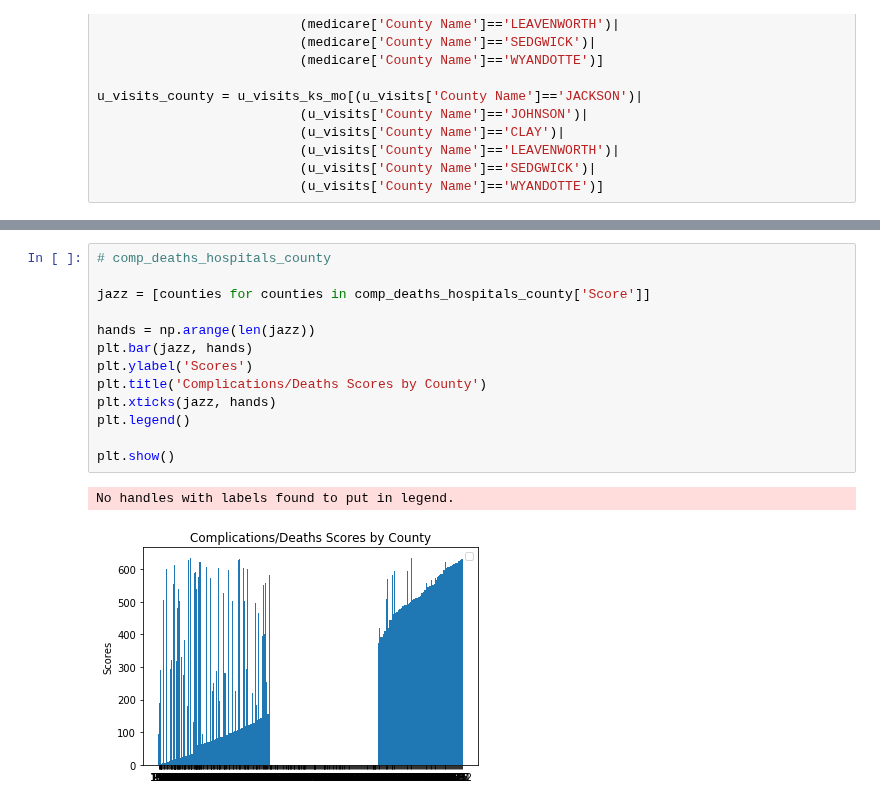
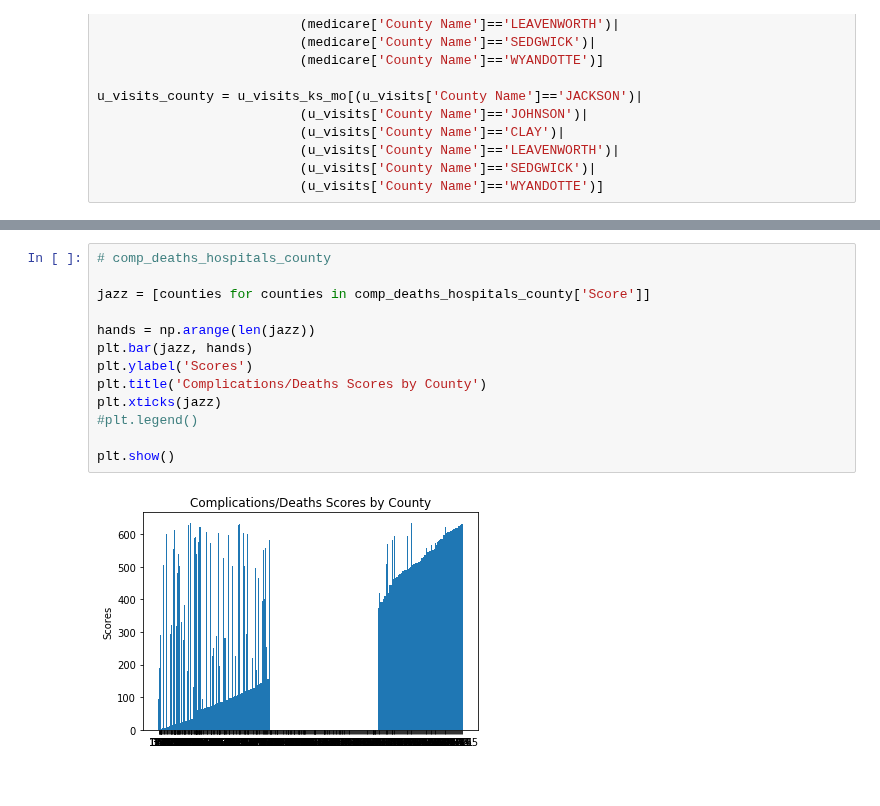
Before and after one commit to TedMur/SnakeBait, a Jupyter notebook: Data/Jazzy Bars.ipynb, the cells around one changed output, grey strips where cells are left out. Saved outputs shown, nothing was run; the diff lists cells and outputs as text.

Commit message:
jazzy bars jazz

```diff
--- a/Data/Jazzy Bars.ipynb
+++ b/Data/Jazzy Bars.ipynb
@@ -112,16 +195,15 @@ No handles with labels found to put in legend.
 # %%
 # comp_deaths_hospitals_county
 
 jazz = [counties for counties in comp_deaths_hospitals_county['Score']]
 
 hands = np.arange(len(jazz))
 plt.bar(jazz, hands)
 plt.ylabel('Scores')
 plt.title('Complications/Deaths Scores by County')
-plt.xticks(jazz, hands)
-plt.legend()
+plt.xticks(jazz)
+#plt.legend()
 
 plt.show()
 # %% [output]
-No handles with labels found to put in legend.
-[figure, old version]
+[figure, new version]
```
Also changed, not shown: parts of 10 cells of this notebook, 1 other file.
